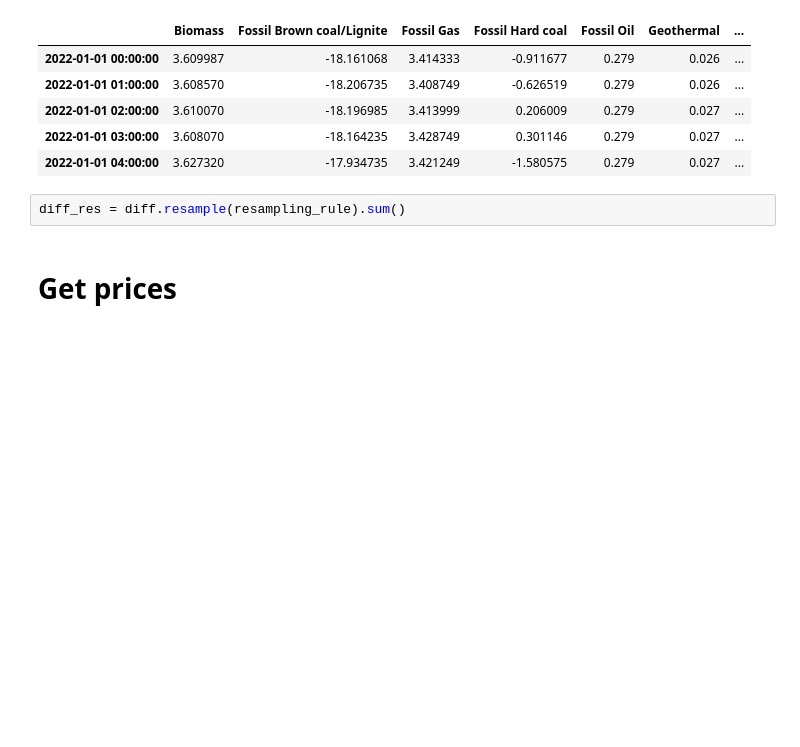
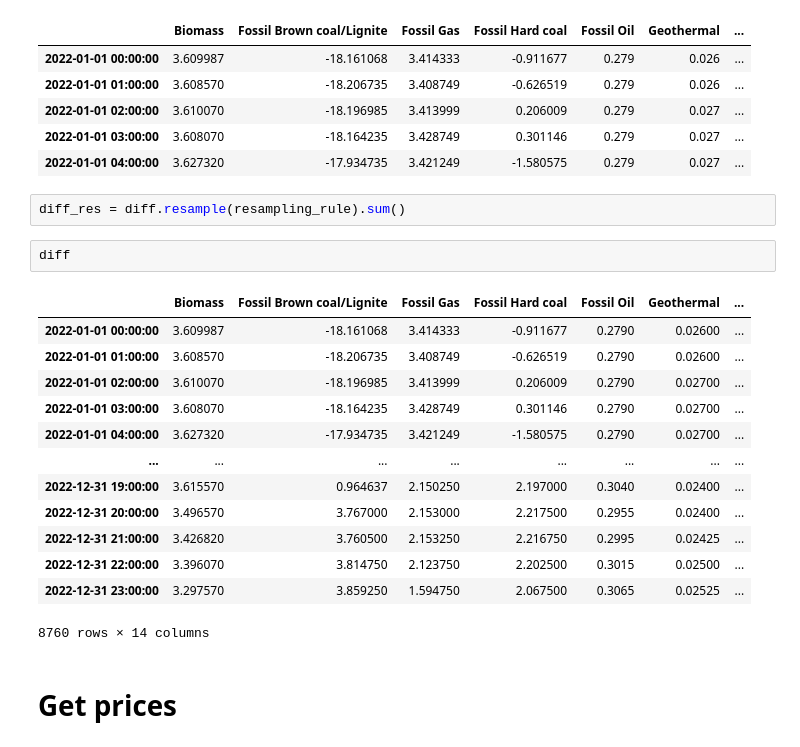
Before and after one commit to marco-saretta/pypsa-network-analyzer, a Jupyter notebook: notebooks/plotting_playground_DE.ipynb, the cells around one changed output. Saved outputs shown, nothing was run; the diff lists cells and outputs as text; blank space fills up the shorter version.

```diff
--- a/notebooks/plotting_playground_DE.ipynb
+++ b/notebooks/plotting_playground_DE.ipynb
@@ -355,6 +383,22 @@ diff.head()
 | 2022-01-01 04:00:00 | 3.627320 | -17.934735 | 3.421249 | -1.580575 | 0.279 | 0.027 | ... |
 # %%
 diff_res = diff.resample(resampling_rule).sum()
+# %%
+diff
+# %% [output]
+|  | Biomass | Fossil Brown coal/Lignite | Fossil Gas | Fossil Hard coal | Fossil Oil | Geothermal | ... |
+| 2022-01-01 00:00:00 | 3.609987 | -18.161068 | 3.414333 | -0.911677 | 0.2790 | 0.02600 | ... |
+| 2022-01-01 01:00:00 | 3.608570 | -18.206735 | 3.408749 | -0.626519 | 0.2790 | 0.02600 | ... |
+| 2022-01-01 02:00:00 | 3.610070 | -18.196985 | 3.413999 | 0.206009 | 0.2790 | 0.02700 | ... |
+| 2022-01-01 03:00:00 | 3.608070 | -18.164235 | 3.428749 | 0.301146 | 0.2790 | 0.02700 | ... |
+| 2022-01-01 04:00:00 | 3.627320 | -17.934735 | 3.421249 | -1.580575 | 0.2790 | 0.02700 | ... |
+| ... | ... | ... | ... | ... | ... | ... | ... |
+| 2022-12-31 19:00:00 | 3.615570 | 0.964637 | 2.150250 | 2.197000 | 0.3040 | 0.02400 | ... |
+| 2022-12-31 20:00:00 | 3.496570 | 3.767000 | 2.153000 | 2.217500 | 0.2955 | 0.02400 | ... |
+| 2022-12-31 21:00:00 | 3.426820 | 3.760500 | 2.153250 | 2.216750 | 0.2995 | 0.02425 | ... |
+| 2022-12-31 22:00:00 | 3.396070 | 3.814750 | 2.123750 | 2.202500 | 0.3015 | 0.02500 | ... |
+| 2022-12-31 23:00:00 | 3.297570 | 3.859250 | 1.594750 | 2.067500 | 0.3065 | 0.02525 | ... |
+8760 rows × 14 columns
 # %% [markdown]
 # Get prices
 # %%
```
Also changed, not shown: parts of 4 cells of this notebook, 1 other file.
